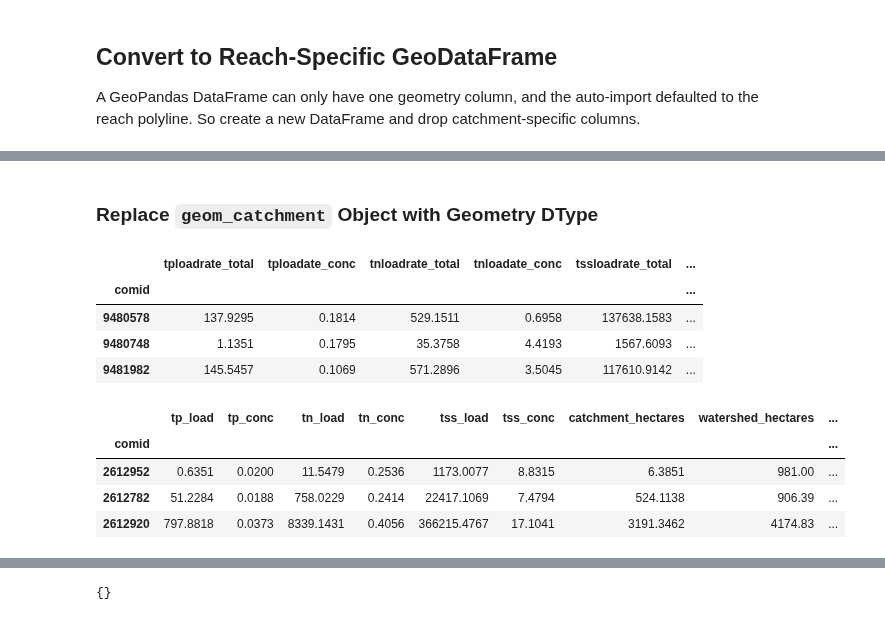
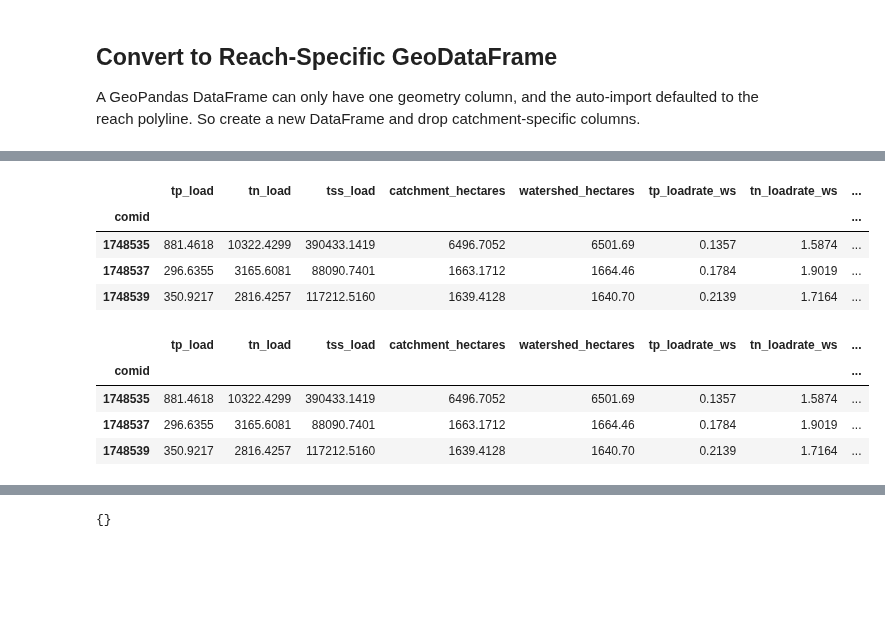
Before and after one commit to TheAcademyofNaturalSciences/WikiSRATMicroService, a Jupyter notebook: WikiSRAT_Demo.ipynb, the cells around one changed output, grey strips where cells are left out. Saved outputs shown, nothing was run; the diff lists cells and outputs as text; code cells hidden in the pictures; blank space fills up the shorter version.

Commit message:
Clean up data prior to saving
Separate reach vs catchment model outputs. Convert to more explicit datatypes for performance, memory, and compression benefits.

```diff
--- a/WikiSRAT_Demo.ipynb
+++ b/WikiSRAT_Demo.ipynb
@@ -603,6 +771,6 @@ This reruns the `gpd.read_postgis()` function with the optional argument `geom_c
 base_catch = 'SELECT comid, geom_catchment FROM wikiwtershedoutputs.{}'.format(tablename_base)
 rest_catch = 'SELECT comid, geom_catchment FROM wikiwtershedoutputs.{}'.format(tablename_rest)
 
-base_df_catch = gpd.read_postgis(base_catch, con, geom_col="geom_catchment")
-rest_df_catch = gpd.read_postgis(rest_catch, con, geom_col="geom_catchment")
+base_df_catch_geom = gpd.read_postgis(base_catch, con, geom_col="geom_catchment")
+rest_df_catch_geom = gpd.read_postgis(rest_catch, con, geom_col="geom_catchment")
 # %% [output]
@@ -610,0 +791,5 @@ Wall time: 31 s
+# %%
+# Set index to comid
+# https://pandas.pydata.org/pandas-docs/stable/reference/api/pandas.DataFrame.set_index.html
+base_df_catch_geom.set_index('comid', inplace=True)
+rest_df_catch_geom.set_index('comid', inplace=True)
@@ -611,3 +809,7 @@ Wall time: 31 s
+# %%
+# merge
+base_df_catch['geom_catchment'] = base_df_catch_geom['geom_catchment']
+rest_df_catch['geom_catchment'] = rest_df_catch_geom['geom_catchment']
 # %%
 base_df_catch.info()
 # %% [output]
@@ -623,5 +832,0 @@ memory usage: 304.8 KB
-# %%
-# Set index to comid
-# https://pandas.pydata.org/pandas-docs/stable/reference/api/pandas.DataFrame.set_index.html
-base_df_catch.set_index('comid', inplace=True)
-rest_df_catch.set_index('comid', inplace=True)
@@ -639,2 +832,0 @@ memory usage: 304.6 KB
-# %% [markdown]
-### Replace `geom_catchment` Object with Geometry DType
@@ -645,16 +833,16 @@ rest_df['geom_catchment'] = rest_df_catch['geom_catchment']
 # %%
-base_df.head(3)
+base_df_catch.head(3)
 # %% [output]
-|  | tploadrate_total | tploadate_conc | tnloadrate_total | tnloadate_conc | tssloadrate_total | ... |
-| comid |  |  |  |  |  | ... |
-| 9480578 | 137.9295 | 0.1814 | 529.1511 | 0.6958 | 137638.1583 | ... |
-| 9480748 | 1.1351 | 0.1795 | 35.3758 | 4.4193 | 1567.6093 | ... |
-| 9481982 | 145.5457 | 0.1069 | 571.2896 | 3.5045 | 117610.9142 | ... |
+|  | tp_load | tn_load | tss_load | catchment_hectares | watershed_hectares | tp_loadrate_ws | tn_loadrate_ws | ... |
+| comid |  |  |  |  |  |  |  | ... |
+| 1748535 | 881.4618 | 10322.4299 | 390433.1419 | 6496.7052 | 6501.69 | 0.1357 | 1.5874 | ... |
+| 1748537 | 296.6355 | 3165.6081 | 88090.7401 | 1663.1712 | 1664.46 | 0.1784 | 1.9019 | ... |
+| 1748539 | 350.9217 | 2816.4257 | 117212.5160 | 1639.4128 | 1640.70 | 0.2139 | 1.7164 | ... |
 # %%
-rest_df.head(3)
+rest_df_catch.head(3)
 # %% [output]
-|  | tp_load | tp_conc | tn_load | tn_conc | tss_load | tss_conc | catchment_hectares | watershed_hectares | ... |
-| comid |  |  |  |  |  |  |  |  | ... |
-| 2612952 | 0.6351 | 0.0200 | 11.5479 | 0.2536 | 1173.0077 | 8.8315 | 6.3851 | 981.00 | ... |
-| 2612782 | 51.2284 | 0.0188 | 758.0229 | 0.2414 | 22417.1069 | 7.4794 | 524.1138 | 906.39 | ... |
-| 2612920 | 797.8818 | 0.0373 | 8339.1431 | 0.4056 | 366215.4767 | 17.1041 | 3191.3462 | 4174.83 | ... |
+|  | tp_load | tn_load | tss_load | catchment_hectares | watershed_hectares | tp_loadrate_ws | tn_loadrate_ws | ... |
+| comid |  |  |  |  |  |  |  | ... |
+| 1748535 | 881.4618 | 10322.4299 | 390433.1419 | 6496.7052 | 6501.69 | 0.1357 | 1.5874 | ... |
+| 1748537 | 296.6355 | 3165.6081 | 88090.7401 | 1663.1712 | 1664.46 | 0.1784 | 1.9019 | ... |
+| 1748539 | 350.9217 | 2816.4257 | 117212.5160 | 1639.4128 | 1640.70 | 0.2139 | 1.7164 | ... |
```
Also changed, not shown: parts of 82 cells of this notebook, 11 other files.
